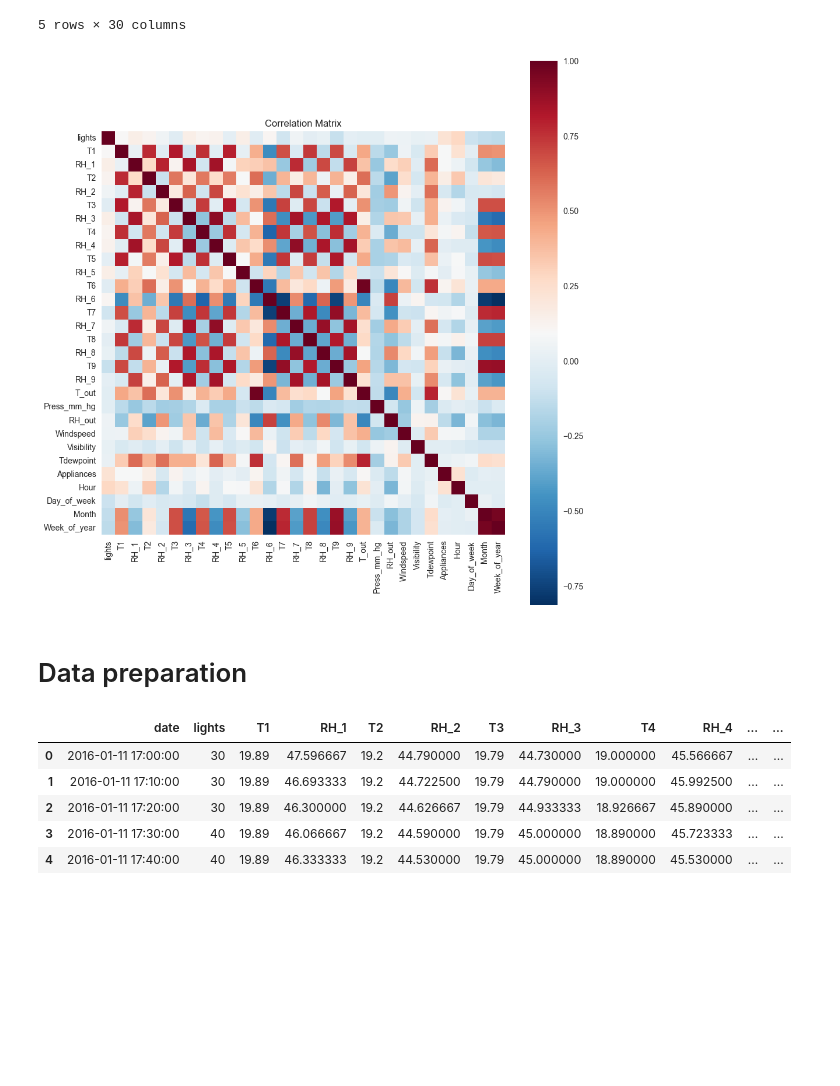
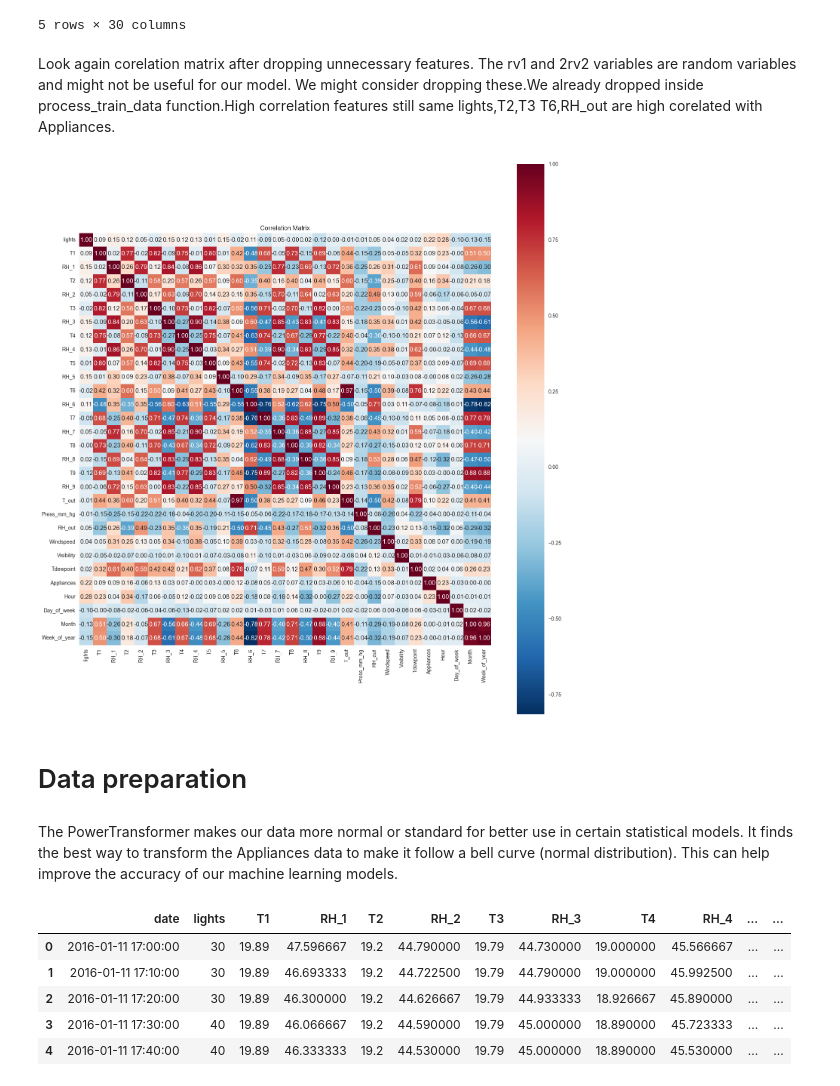
Before and after one commit to erdoganabaci/ml-predicting-energy-consumption, a Jupyter notebook: erdogan_abaci_ML_Predicting_Energy_consumption.ipynb, the cells around one changed output. Drawn from its saved outputs; the diff is of its cells as text; code cells hidden in the pictures; blank space fills up the shorter version.

```diff
--- a/erdogan_abaci_ML_Predicting_Energy_consumption.ipynb
+++ b/erdogan_abaci_ML_Predicting_Energy_consumption.ipynb
@@ -742,17 +825,21 @@ reshaped_training_data.head()
 | 3 | 40 | 19.89 | 46.066667 | 19.2 | 44.590000 | 19.79 | 45.000000 | 18.890000 | 45.723333 | 17.166667 | ... | ... |
 | 4 | 40 | 19.89 | 46.333333 | 19.2 | 44.530000 | 19.79 | 45.000000 | 18.890000 | 45.530000 | 17.200000 | ... | ... |
 5 rows × 30 columns
+# %% [markdown]
+Look again corelation matrix after dropping unnecessary features. The rv1 and 2rv2 variables are random variables and might not be useful for our model. We might consider dropping these.We already dropped inside process_train_data function.High correlation features still same lights,T2,T3 T6,RH_out are high corelated with Appliances.
 # %%
 encoded_corr_matrix = reshaped_training_data.corr()
-plt.figure(figsize=(10,10))
-sns.heatmap(encoded_corr_matrix, annot=False, fmt=".2f", square=True, cmap='RdBu_r')
+plt.figure(figsize=(15,15))
+sns.heatmap(encoded_corr_matrix, annot=True, fmt=".2f", square=True, cmap='RdBu_r')
 plt.title("Correlation Matrix")
 plt.tight_layout()
 plt.show()
 # %% [output]
-[figure, old version]
+[figure, new version]
 # %% [markdown]
 # Data preparation
+# %% [markdown]
+The PowerTransformer makes our data more normal or standard for better use in certain statistical models. It finds the best way to transform the Appliances data to make it follow a bell curve (normal distribution). This can help improve the accuracy of our machine learning models.
 # %%
 # Use the process_train_data function in a FunctionTransformer object can use it as part of a pipeline
 encoder_transformer = FunctionTransformer(process_train_data)
```
Also changed, not shown: parts of 80 cells of this notebook, 1 other file.
